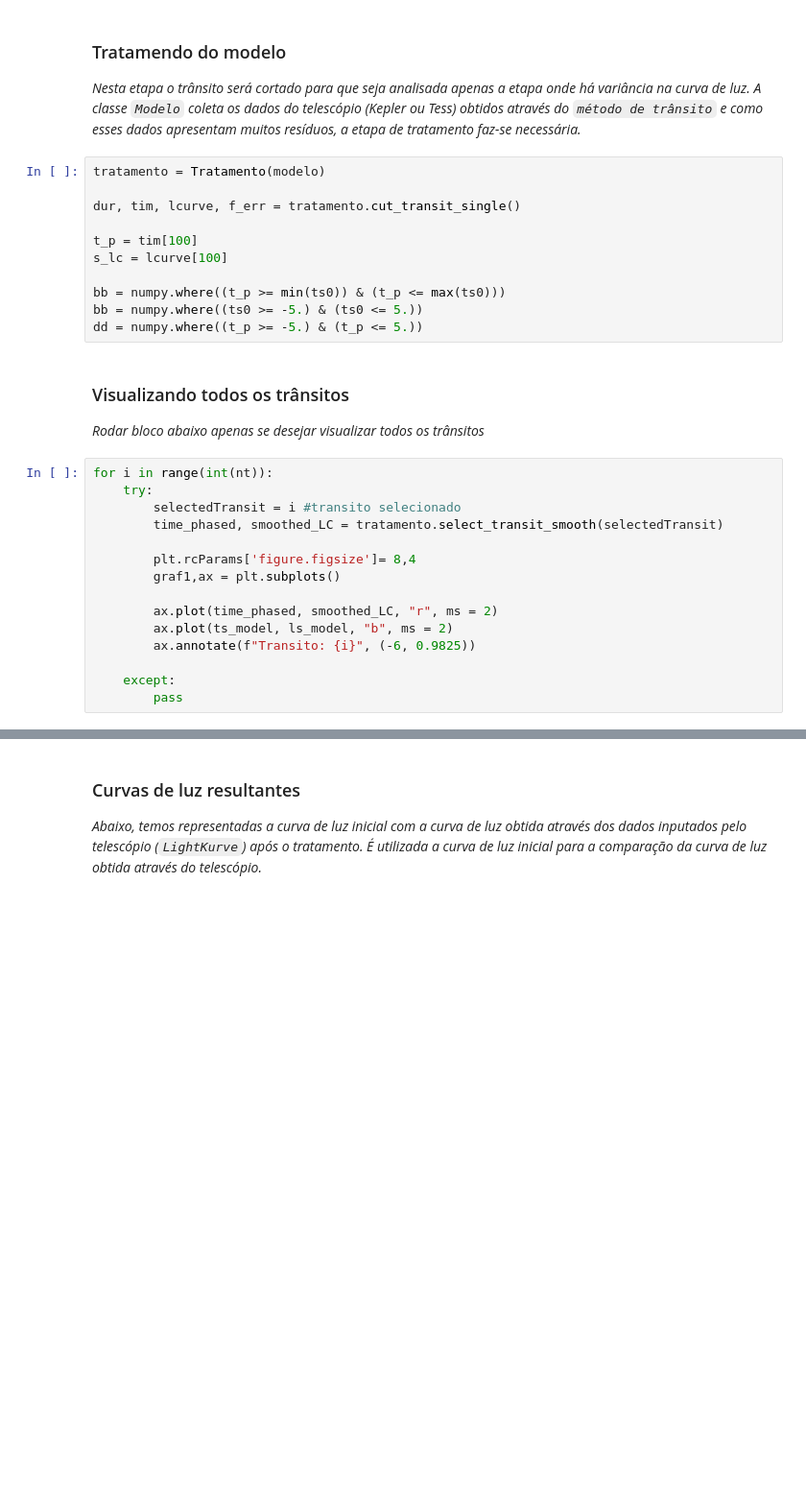
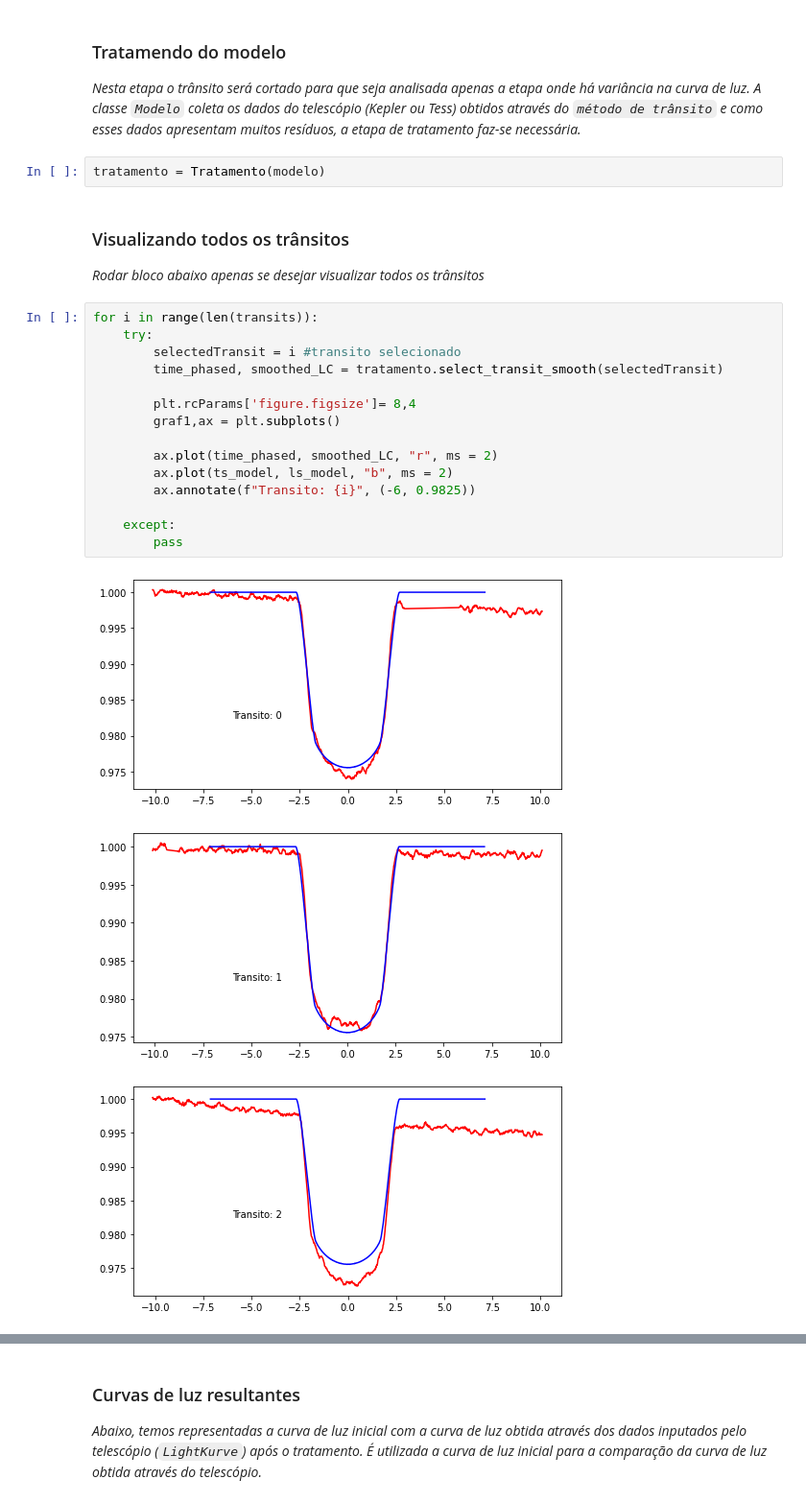
Before and after one commit to Transit-Model-CRAAM/pipelineMCMC, a Jupyter notebook: Eclipse/main-mcmc.ipynb, the cells around one changed output, grey strips where cells are left out. Shown at 96% size. Drawn from its saved outputs; the diff is of its cells as text; blank space fills up the shorter version.

````diff
--- a/Eclipse/main-mcmc.ipynb
+++ b/Eclipse/main-mcmc.ipynb
@@ -110,32 +133,27 @@ Numero de trânsitos :::: 170.0
 # %% [markdown]
 ### Tratamendo do modelo
 _Nesta etapa o trânsito será cortado para que seja analisada apenas a etapa onde há variância na curva de luz. A classe ```Modelo``` coleta os dados do telescópio (Kepler ou Tess) obtidos através do ```método de trânsito``` e como esses dados apresentam muitos resíduos, a etapa de tratamento faz-se necessária._
-# %%
-tratamento = Tratamento(modelo)
-
-dur, tim, lcurve, f_err = tratamento.cut_transit_single()
-
-t_p = tim[100]
-s_lc = lcurve[100]
-
-bb = numpy.where((t_p >= min(ts0)) & (t_p <= max(ts0)))
-bb = numpy.where((ts0 >= -5.) & (ts0 <= 5.))
-dd = numpy.where((t_p >= -5.) & (t_p <= 5.))
+# %%
+tratamento = Tratamento(modelo)
 # %% [markdown]
 ### Visualizando todos os trânsitos
 _Rodar bloco abaixo apenas se desejar visualizar todos os trânsitos_
 # %%
-for i in range(int(nt)):
+for i in range(len(transits)):
     try:
         selectedTransit = i #transito selecionado
         time_phased, smoothed_LC = tratamento.select_transit_smooth(selectedTransit)
 
         plt.rcParams['figure.figsize']= 8,4
         graf1,ax = plt.subplots()
 
         ax.plot(time_phased, smoothed_LC, "r", ms = 2)
         ax.plot(ts_model, ls_model, "b", ms = 2)
         ax.annotate(f"Transito: {i}", (-6, 0.9825))
 
     except:
         pass
+# %% [output]
+[figure, added]
+[figure, added]
+[figure, added]
````
Also changed, not shown: parts of 6 cells of this notebook, 4 other files.
